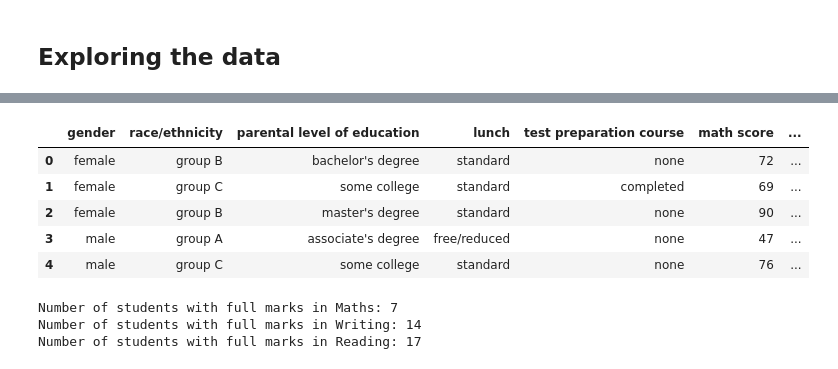
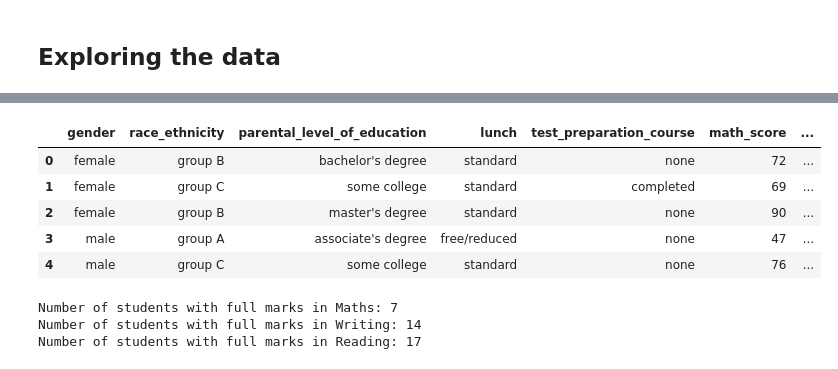
Before and after one commit to KanwalArora029/ml-projects, a Jupyter notebook: src/notebook/EDA STUDENT PERFORMANCE.ipynb, the cells around one changed output, grey strips where cells are left out. Drawn from its saved outputs; the diff is of its cells as text; code cells hidden in the pictures.

```diff
--- a/src/notebook/EDA STUDENT PERFORMANCE.ipynb
+++ b/src/notebook/EDA STUDENT PERFORMANCE.ipynb
@@ -142,9 +142,9 @@ We have 5 categorical features : ['gender', 'race/ethnicity', 'parental level of
 # %%
-df_student['total score'] = df_student['math score'] + df_student['reading score'] + df_student['writing score']
-df_student['average'] = df_student['total score']/3
+df_student['total_score'] = df_student['math_score'] + df_student['reading_score'] + df_student['writing_score']
+df_student['average'] = df_student['total_score']/3
 df_student.head()
 # %% [output]
-|  | gender | race/ethnicity | parental level of education | lunch | test preparation course | math score | ... |
+|  | gender | race_ethnicity | parental_level_of_education | lunch | test_preparation_course | math_score | ... |
 | 0 | female | group B | bachelor's degree | standard | none | 72 | ... |
 | 1 | female | group C | some college | standard | completed | 69 | ... |
 | 2 | female | group B | master's degree | standard | none | 90 | ... |
```
Also changed, not shown: parts of 25 cells of this notebook, 18 other files.
